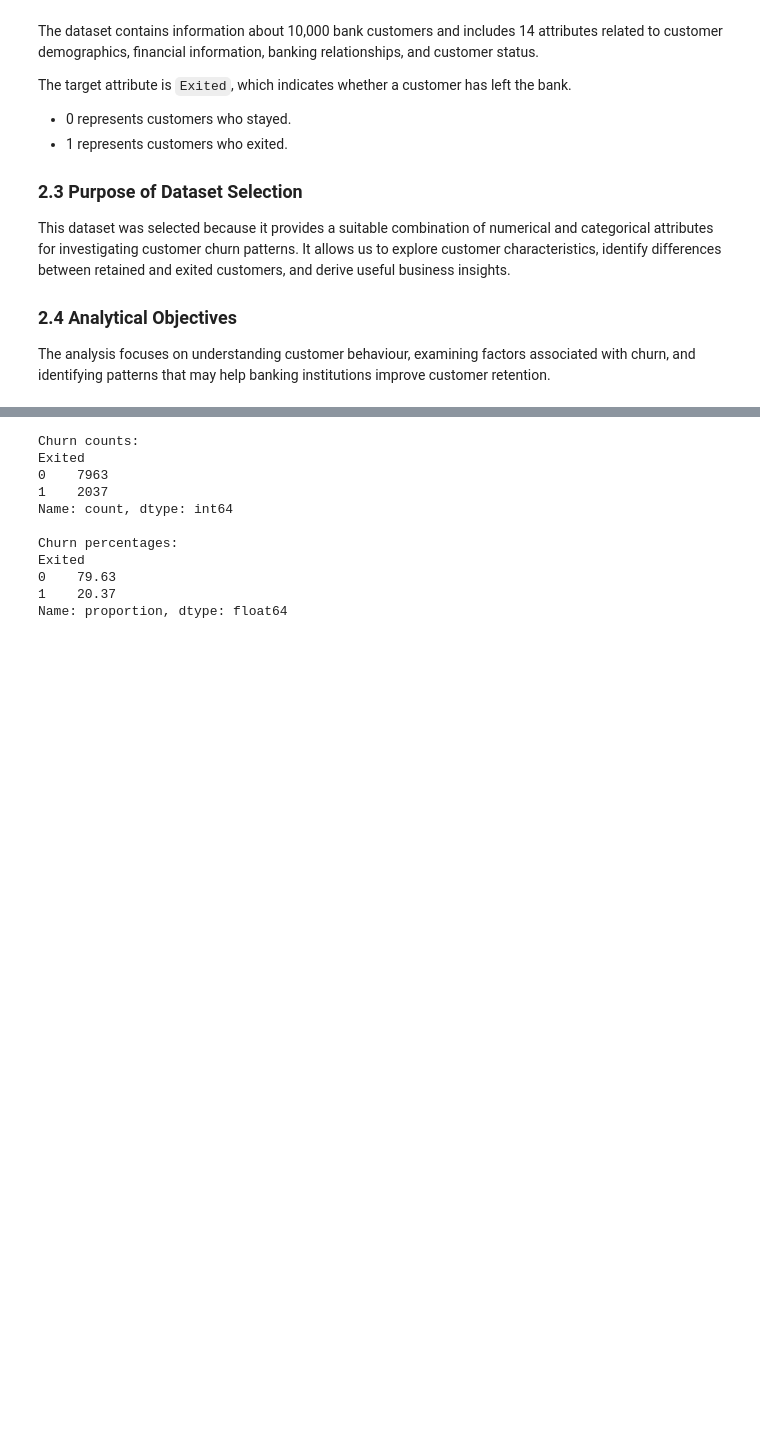
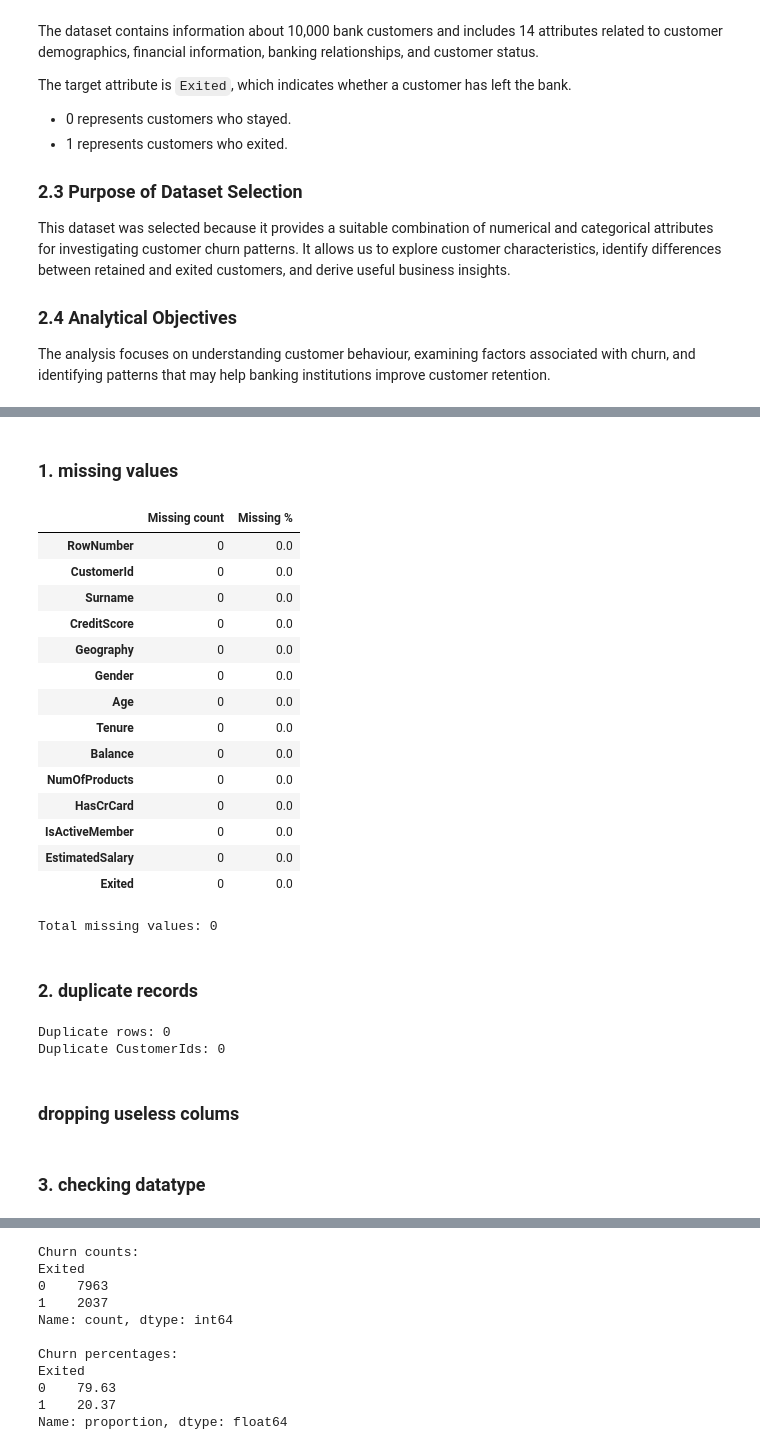
Before and after one commit to Alishba-code-cmyk/Banking-customer-churn-analysis-, a Jupyter notebook: notebooks/Banking_Customer_Churn_Analysis.ipynb, the cells around one changed output, grey strips where cells are left out. Cells and saved outputs as stored; diff of their text form; code cells hidden in the pictures; blank space fills up the shorter version.

```diff
--- a/notebooks/Banking_Customer_Churn_Analysis.ipynb
+++ b/notebooks/Banking_Customer_Churn_Analysis.ipynb
@@ -210,0 +68,24 @@ Dataset shape: (10000, 14)
+# %%
+# Locate the dataset
+file_candidates = [
+    Path("../dataset/Churn_Modelling.csv"),
+    Path("dataset/Churn_Modelling.csv")
+]
+
+file_path = next(
+    (path for path in file_candidates if path.exists()),
+    None
+)
+
+if file_path is None:
+    raise FileNotFoundError("Dataset file not found. Check its location.")
+
+df = pd.read_csv("../dataset/Churn_Modelling.csv")
+
+print("Dimensions (rows, columns):", df.shape)
+print("\nColumn names:", df.columns.tolist())
+print("\nData types:")
+print(df.dtypes)
+print("\nFirst five records:")
+display(df.head())
+df.info()
@@ -210,0 +133,34 @@ Dataset shape: (10000, 14)
+# %% [markdown]
+### 1. missing values
+# %%
+missing_summary = pd.DataFrame({"Missing count": df.isnull().sum(),
+                                "Missing %": (df.isnull().mean() * 100).round(2)})
+display(missing_summary)
+print("Total missing values:", df.isnull().sum().sum())
+# %% [output]
+|  | Missing count | Missing % |
+| RowNumber | 0 | 0.0 |
+| CustomerId | 0 | 0.0 |
+| Surname | 0 | 0.0 |
+| CreditScore | 0 | 0.0 |
+| Geography | 0 | 0.0 |
+| Gender | 0 | 0.0 |
+| Age | 0 | 0.0 |
+| Tenure | 0 | 0.0 |
+| Balance | 0 | 0.0 |
+| NumOfProducts | 0 | 0.0 |
+| HasCrCard | 0 | 0.0 |
+| IsActiveMember | 0 | 0.0 |
+| EstimatedSalary | 0 | 0.0 |
+| Exited | 0 | 0.0 |
+Total missing values: 0
+# %% [markdown]
+### 2. duplicate records
+# %%
+print("Duplicate rows:", df.duplicated().sum())
+print("Duplicate CustomerIds:", df["CustomerId"].duplicated().sum())
+# %% [output]
+Duplicate rows: 0
+Duplicate CustomerIds: 0
+# %% [markdown]
+### dropping useless colums
@@ -210,0 +169,2 @@ Dataset shape: (10000, 14)
+# %% [markdown]
+### 3. checking datatype
```
Also changed, not shown: parts of 19 cells of this notebook.
